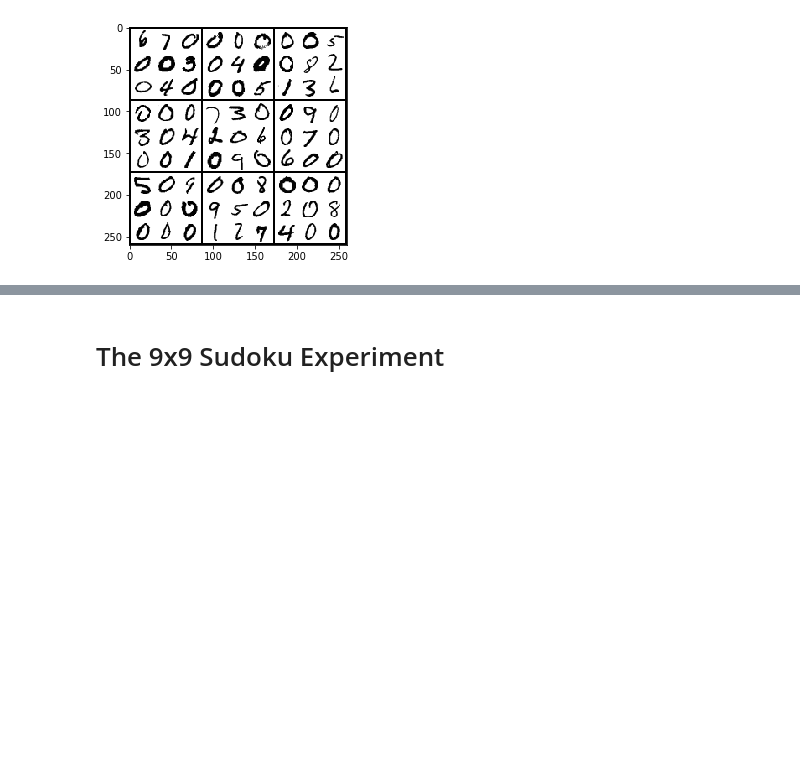
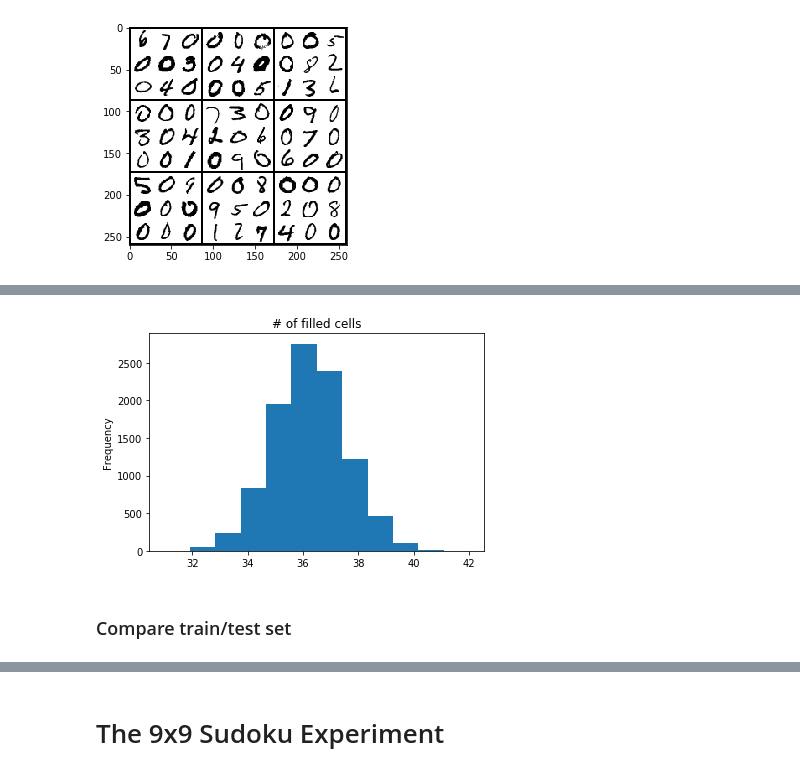
Before and after one commit to paulperry/SATNet, a Jupyter notebook: notebooks/Learning and Solving Sudoku via SATNet.ipynb, the cells around one changed output, grey strips where cells are left out. Saved outputs shown, nothing was run; the diff lists cells and outputs as text; code cells hidden in the pictures; blank space fills up the shorter version.

```diff
--- a/notebooks/Learning and Solving Sudoku via SATNet.ipynb
+++ b/notebooks/Learning and Solving Sudoku via SATNet.ipynb
@@ -225,0 +262,6 @@ tensor([0., 0., 0., 0., 0., 1., 0., 0., 0., 0., 0., 0., 0., 0., 0., 1., 0., 0.,
+# %%
+all_cnt = []
+for i in range(X_in.shape[0]):
+    all_cnt.append(int((show_sudoku(X_in[i]) != 0).sum()))
+all_cnt = pd.Series(all_cnt)
+all_cnt.value_counts()
@@ -225,0 +282,6 @@ tensor([0., 0., 0., 0., 0., 1., 0., 0., 0., 0., 0., 0., 0., 0., 0., 1., 0., 0.,
+# %%
+ax = all_cnt.plot.hist(bins=12, title='# of filled cells')
+# %% [output]
+[figure, added]
+# %% [markdown]
+### Compare train/test set
```
Also changed, not shown: parts of 38 cells of this notebook.
